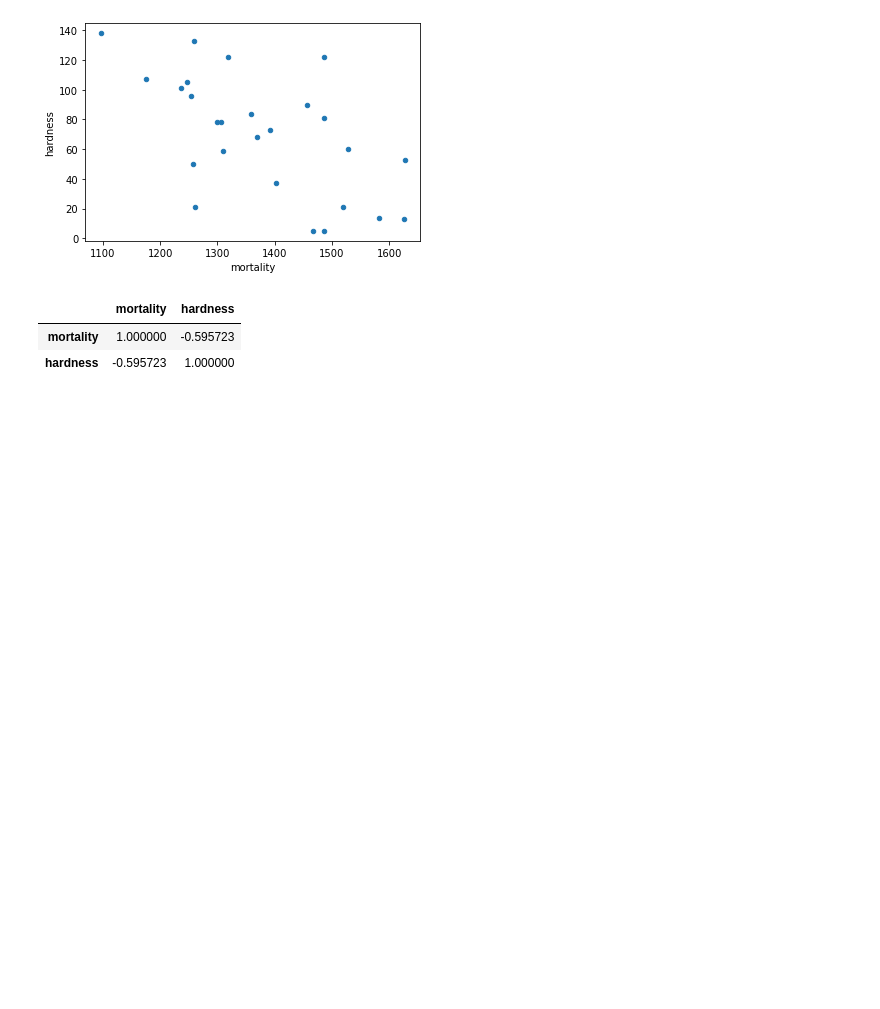
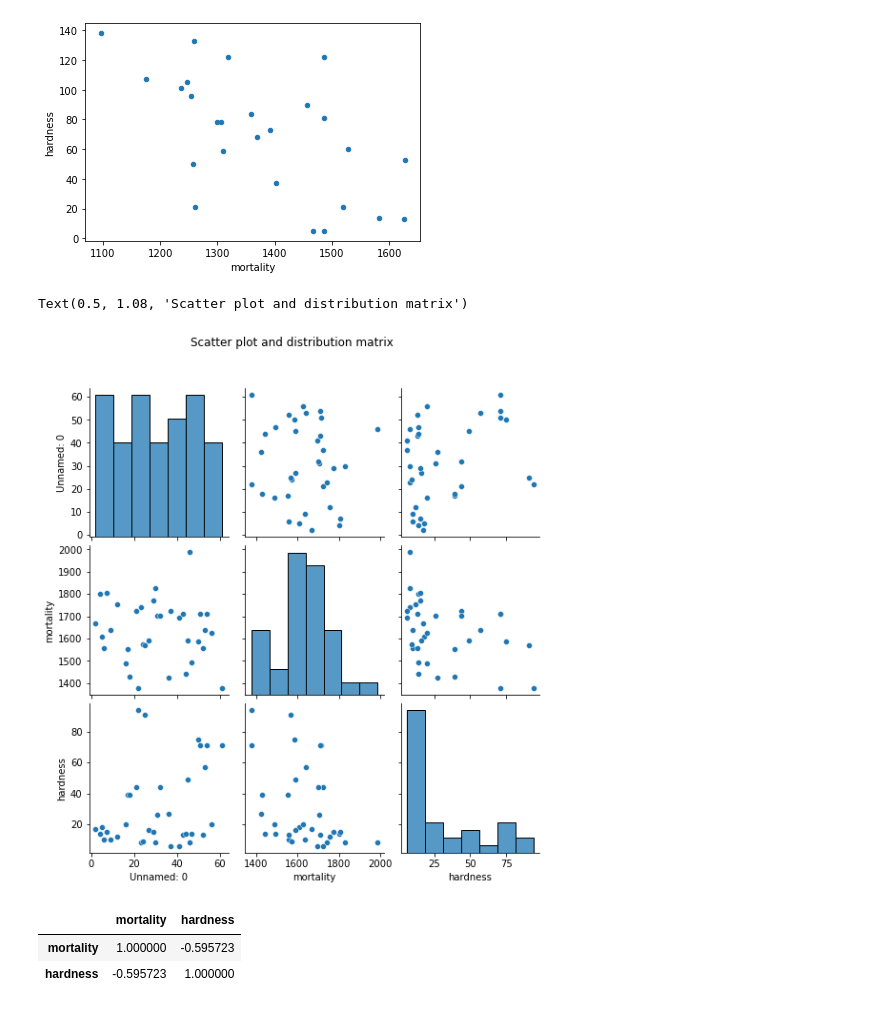
Before and after one commit to evgeniya5891/pythonProg, a Jupyter notebook: dz19.ipynb, the cells around one changed output. Cells and saved outputs as stored; diff of their text form; code cells hidden in the pictures; blank space fills up the shorter version.

```diff
--- a/dz19.ipynb
+++ b/dz19.ipynb
@@ -88,6 +129,11 @@ df_South.plot(kind='scatter', x='mortality', y='hardness')
 # %% [output]
 <AxesSubplot:xlabel='mortality', ylabel='hardness'>
 [figure]
+# %%
+sns.pairplot(df_North).fig.suptitle('Scatter plot and distribution matrix', y = 1.08)
+# %% [output]
+Text(0.5, 1.08, 'Scatter plot and distribution matrix')
+[figure, added]
 # %%
 df_South[['mortality', 'hardness']].corr(method='spearman')
 # %% [output]
```
Also changed, not shown: parts of 11 cells of this notebook.
